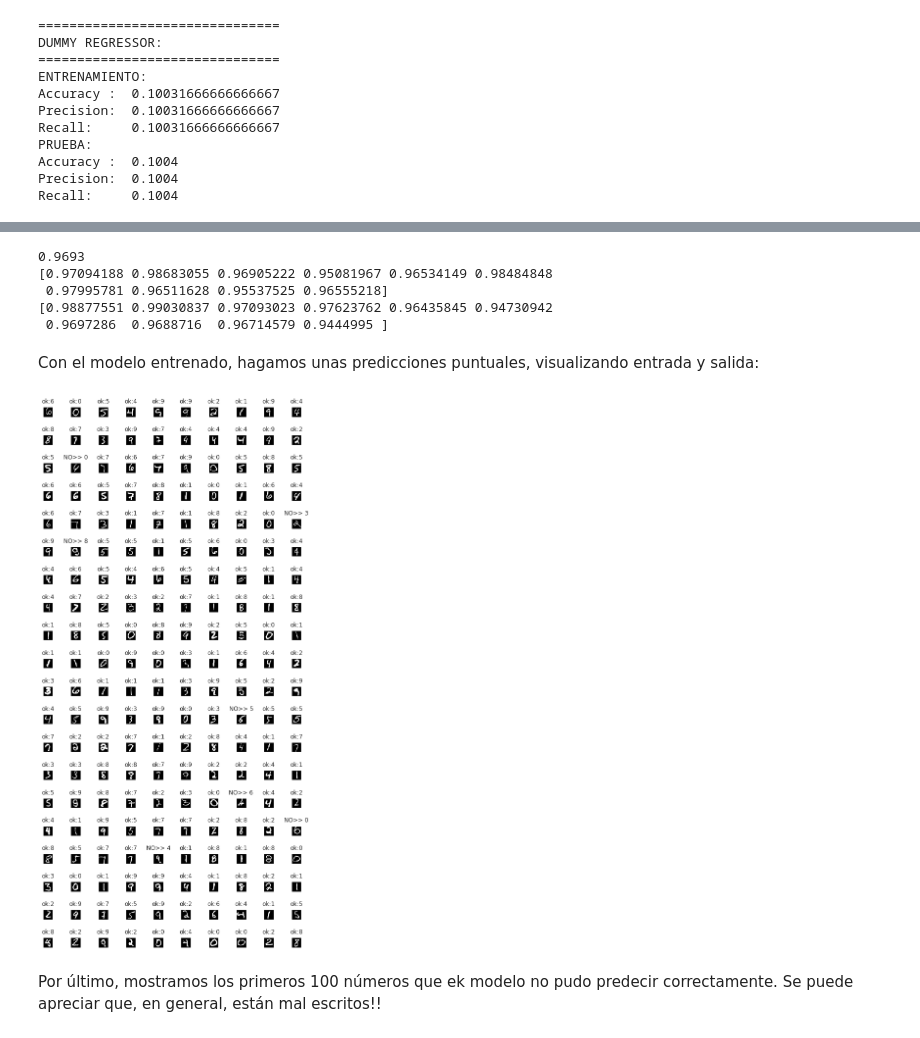
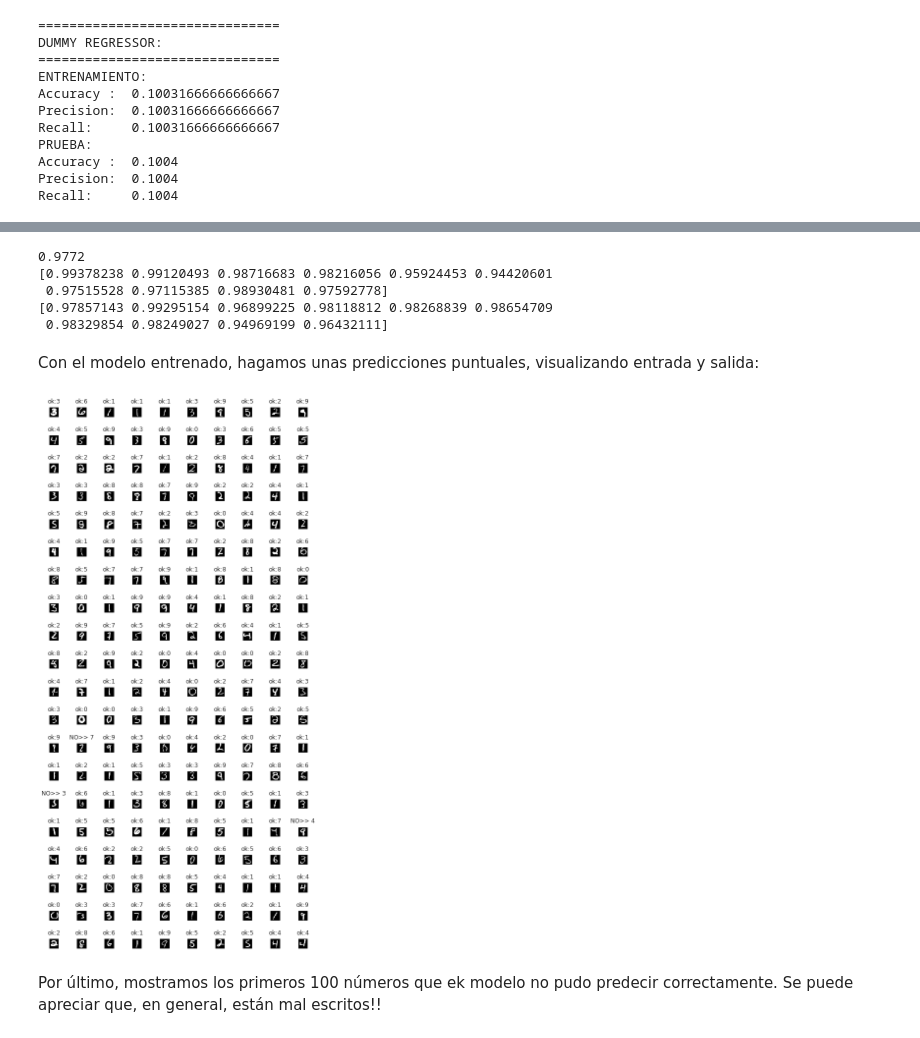
Before and after one commit to Edgar-IAH/MNIST, a Jupyter notebook: MNIST_Practice_2_0.ipynb, the cells around one changed output, grey strips where cells are left out. Saved outputs shown, nothing was run; the diff lists cells and outputs as text; code cells hidden in the pictures.

```diff
--- a/MNIST_Practice_2_0.ipynb
+++ b/MNIST_Practice_2_0.ipynb
@@ -123,8 +123,8 @@ Accuracy :  0.1004
 Precision:  0.1004
 Recall:     0.1004
 # %%
-#model = MLPClassifier(max_iter=5000, hidden_layer_sizes=(15,15)) # Multi-layer perceptron (must increase number of iterations)
-model = MLPClassifier()
+model = MLPClassifier(max_iter=5000, hidden_layer_sizes=(500,100))
+#model = MLPClassifier()
 cv = RepeatedKFold(n_splits=2, n_repeats=1, random_state=10) # k-folds cross-validation
 
 # Metrics to evaluate model
@@ -218,39 +218,39 @@ print(accuracy_score(y_test, predictions))
 print(precision_score(y_test, predictions, average=None))
 print(recall_score(y_test, predictions, average=None))
 # %% [output]
-0.9693
-[0.97094188 0.98683055 0.96905222 0.95081967 0.96534149 0.98484848
- 0.97995781 0.96511628 0.95537525 0.96555218]
-[0.98877551 0.99030837 0.97093023 0.97623762 0.96435845 0.94730942
- 0.9697286  0.9688716  0.96714579 0.9444995 ]
+0.9772
+[0.99378238 0.99120493 0.98716683 0.98216056 0.95924453 0.94420601
+ 0.97515528 0.97115385 0.98930481 0.97592778]
+[0.97857143 0.99295154 0.96899225 0.98118812 0.98268839 0.98654709
+ 0.98329854 0.98249027 0.94969199 0.96432111]
 # %% [markdown]
 Con el modelo entrenado, hagamos unas predicciones puntuales, visualizando entrada y salida:
 # %%
 predictions = model.predict(X_test)
 
 fig, axes = plt.subplots(20, 10, figsize=(8, 16))
 fig.tight_layout()
 
 for i in range(200):
-  offset = 100
+  offset = 200
   plt.gray()
   ax = plt.subplot(20, 10, i+1)
   if predictions[offset+i] == y_test[offset+i]:
     label = 'ok:'
   else:
     label = 'NO>> '
   ax.set_title(label + str(predictions[offset+i]))
   plt.gca().axes.get_yaxis().set_visible(False)
   plt.gca().axes.get_xaxis().set_visible(False)
   imagen = np.zeros((28, 28))
   for r in range(28):
     for c in range(28):
       imagen[r,c] = X_test[offset+i, r*28+c]
   plt.matshow(imagen,fignum=False)
 
 plt.show()
 # %% [output]
-[figure, old version]
+[figure, new version]
 # %% [markdown]
 Por último, mostramos los primeros 100 números que ek modelo no pudo predecir correctamente. Se puede apreciar que, en general, están mal escritos!!
 # %%
```
Also changed, not shown: parts of 5 cells of this notebook.
